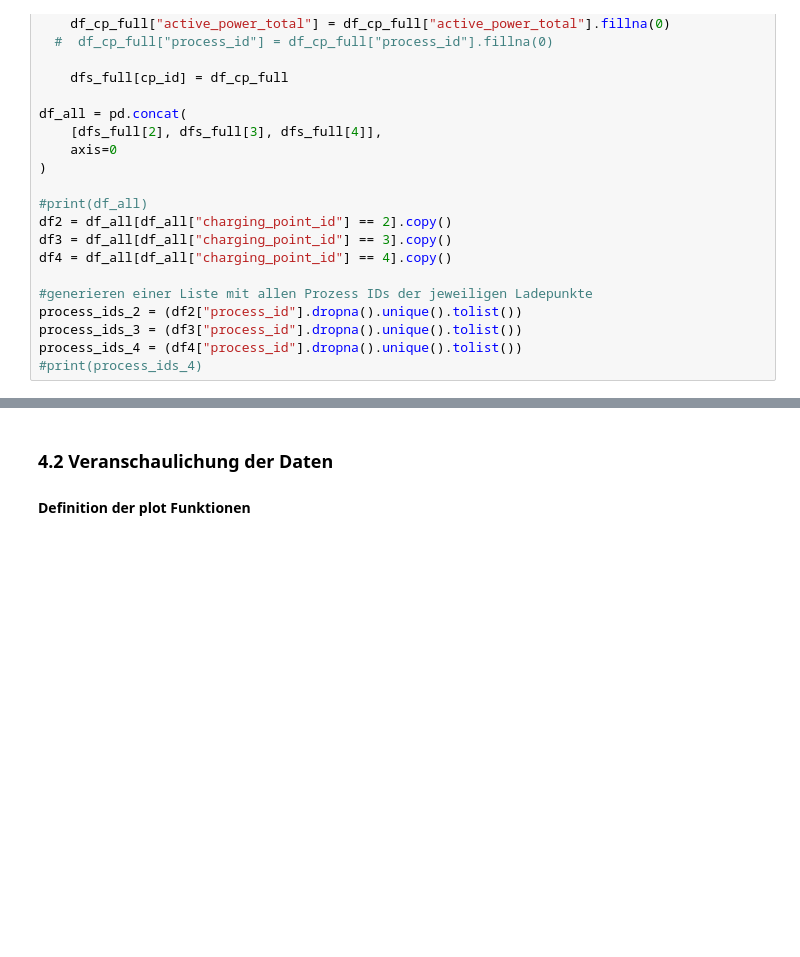
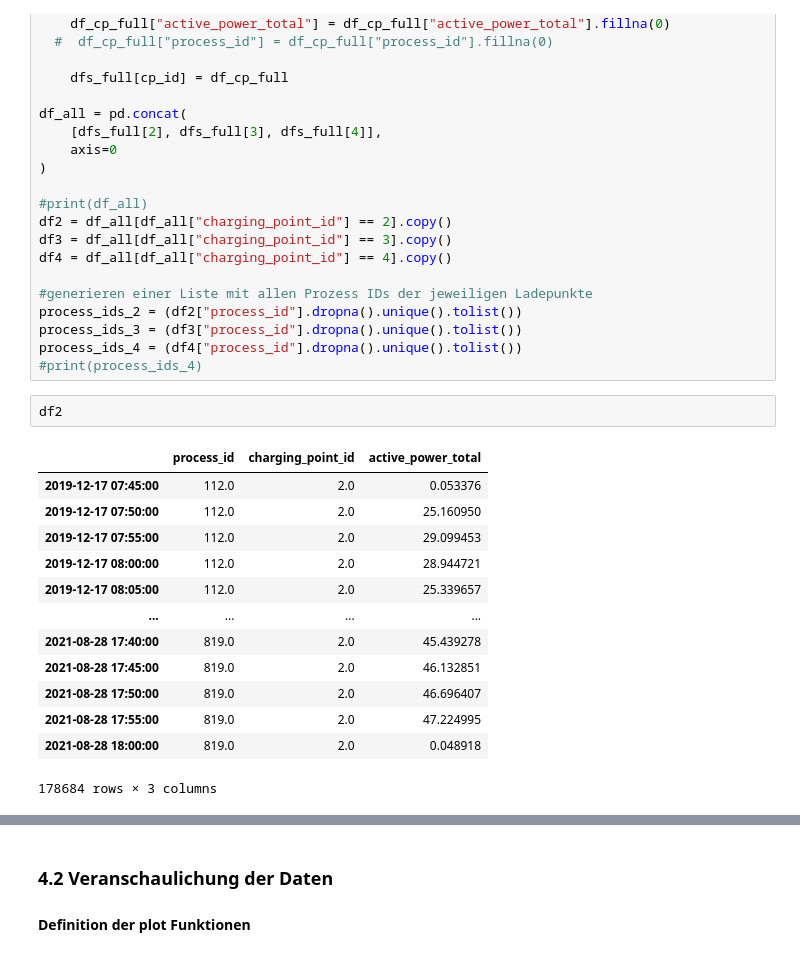
Before and after one commit to moend95/IEEJ-energy_system_modelling, a Jupyter notebook: Projekt_03_Green_Energy_Hub/systech_Ver10_mapro.ipynb, the cells around one changed output, grey strips where cells are left out. Drawn from its saved outputs; the diff is of its cells as text; blank space fills up the shorter version.

```diff
--- a/Projekt_03_Green_Energy_Hub/systech_Ver10_mapro.ipynb
+++ b/Projekt_03_Green_Energy_Hub/systech_Ver10_mapro.ipynb
@@ -114,3 +114,19 @@ process_ids_2 = (df2["process_id"].dropna().unique().tolist())
 process_ids_3 = (df3["process_id"].dropna().unique().tolist())
 process_ids_4 = (df4["process_id"].dropna().unique().tolist())
 #print(process_ids_4)
+# %%
+df2
+# %% [output]
+|  | process_id | charging_point_id | active_power_total |
+| 2019-12-17 07:45:00 | 112.0 | 2.0 | 0.053376 |
+| 2019-12-17 07:50:00 | 112.0 | 2.0 | 25.160950 |
+| 2019-12-17 07:55:00 | 112.0 | 2.0 | 29.099453 |
+| 2019-12-17 08:00:00 | 112.0 | 2.0 | 28.944721 |
+| 2019-12-17 08:05:00 | 112.0 | 2.0 | 25.339657 |
+| ... | ... | ... | ... |
+| 2021-08-28 17:40:00 | 819.0 | 2.0 | 45.439278 |
+| 2021-08-28 17:45:00 | 819.0 | 2.0 | 46.132851 |
+| 2021-08-28 17:50:00 | 819.0 | 2.0 | 46.696407 |
+| 2021-08-28 17:55:00 | 819.0 | 2.0 | 47.224995 |
+| 2021-08-28 18:00:00 | 819.0 | 2.0 | 0.048918 |
+178684 rows × 3 columns
```
Also changed, not shown: parts of 6 cells of this notebook, 7 other files.
